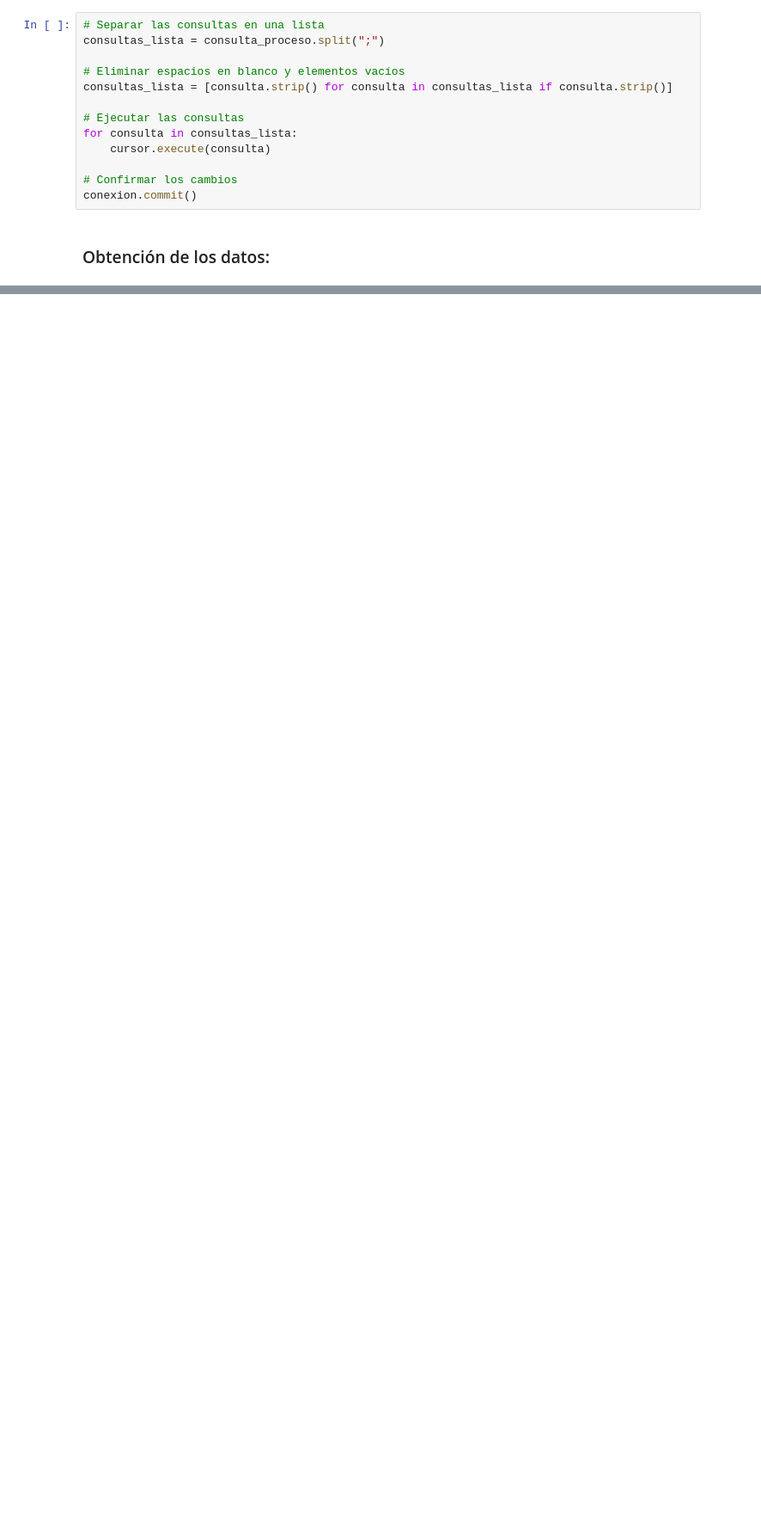
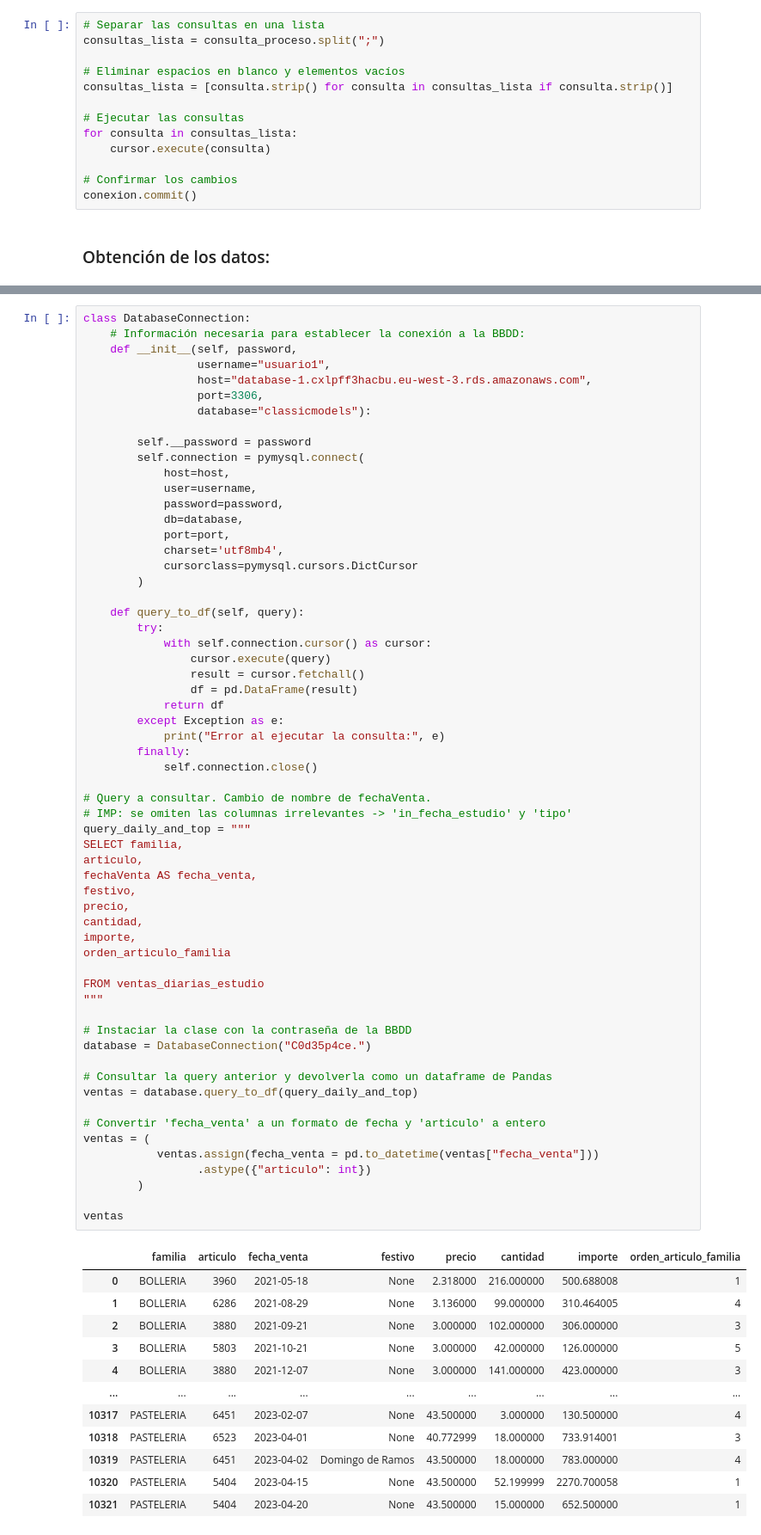
Before and after one commit to david12p/Datathon-CodeSpace, a Jupyter notebook: datathon.ipynb, the cells around one changed output, grey strips where cells are left out. Shown at 86% size. Cells and saved outputs as stored; diff of their text form; blank space fills up the shorter version.

```diff
--- a/datathon.ipynb
+++ b/datathon.ipynb
@@ -288,0 +432,73 @@ conexion.commit()
+# %%
+class DatabaseConnection:
+    # Información necesaria para establecer la conexión a la BBDD:
+    def __init__(self, password,
+                 username="usuario1",
+                 host="database-1.cxlpff3hacbu.eu-west-3.rds.amazonaws.com",
+                 port=3306,
+                 database="classicmodels"):
+
+        self.__password = password
+        self.connection = pymysql.connect(
+            host=host,
+            user=username,
+            password=password,
+            db=database,
+            port=port,
+            charset='utf8mb4',
+            cursorclass=pymysql.cursors.DictCursor
+        )
+
+    def query_to_df(self, query):
+        try:
+            with self.connection.cursor() as cursor:
+                cursor.execute(query)
+                result = cursor.fetchall()
+                df = pd.DataFrame(result)
+            return df
+        except Exception as e:
+            print("Error al ejecutar la consulta:", e)
+        finally:
+            self.connection.close()
+
+# Query a consultar. Cambio de nombre de fechaVenta.
+# IMP: se omiten las columnas irrelevantes -> 'in_fecha_estudio' y 'tipo'
+query_daily_and_top = """
+SELECT familia,
+articulo,
+fechaVenta AS fecha_venta,
+festivo,
+precio,
+cantidad,
+importe,
+orden_articulo_familia
+
+FROM ventas_diarias_estudio
+"""
+
+# Instaciar la clase con la contraseña de la BBDD
+database = DatabaseConnection("C0d35p4ce.")
+
+# Consultar la query anterior y devolverla como un dataframe de Pandas
+ventas = database.query_to_df(query_daily_and_top)
+
+# Convertir 'fecha_venta' a un formato de fecha y 'articulo' a entero
+ventas = (
+           ventas.assign(fecha_venta = pd.to_datetime(ventas["fecha_venta"]))
+                 .astype({"articulo": int})
+        )
+
+ventas
+# %% [output]
+|  | familia | articulo | fecha_venta | festivo | precio | cantidad | importe | orden_articulo_familia |
+| 0 | BOLLERIA | 3960 | 2021-05-18 | None | 2.318000 | 216.000000 | 500.688008 | 1 |
+| 1 | BOLLERIA | 6286 | 2021-08-29 | None | 3.136000 | 99.000000 | 310.464005 | 4 |
+| 2 | BOLLERIA | 3880 | 2021-09-21 | None | 3.000000 | 102.000000 | 306.000000 | 3 |
+| 3 | BOLLERIA | 5803 | 2021-10-21 | None | 3.000000 | 42.000000 | 126.000000 | 5 |
+| 4 | BOLLERIA | 3880 | 2021-12-07 | None | 3.000000 | 141.000000 | 423.000000 | 3 |
+| ... | ... | ... | ... | ... | ... | ... | ... | ... |
+| 10317 | PASTELERIA | 6451 | 2023-02-07 | None | 43.500000 | 3.000000 | 130.500000 | 4 |
+| 10318 | PASTELERIA | 6523 | 2023-04-01 | None | 40.772999 | 18.000000 | 733.914001 | 3 |
+| 10319 | PASTELERIA | 6451 | 2023-04-02 | Domingo de Ramos | 43.500000 | 18.000000 | 783.000000 | 4 |
+| 10320 | PASTELERIA | 5404 | 2023-04-15 | None | 43.500000 | 52.199999 | 2270.700058 | 1 |
+| 10321 | PASTELERIA | 5404 | 2023-04-20 | None | 43.500000 | 15.000000 | 652.500000 | 1 |
```
Also changed, not shown: parts of 17 cells of this notebook.
